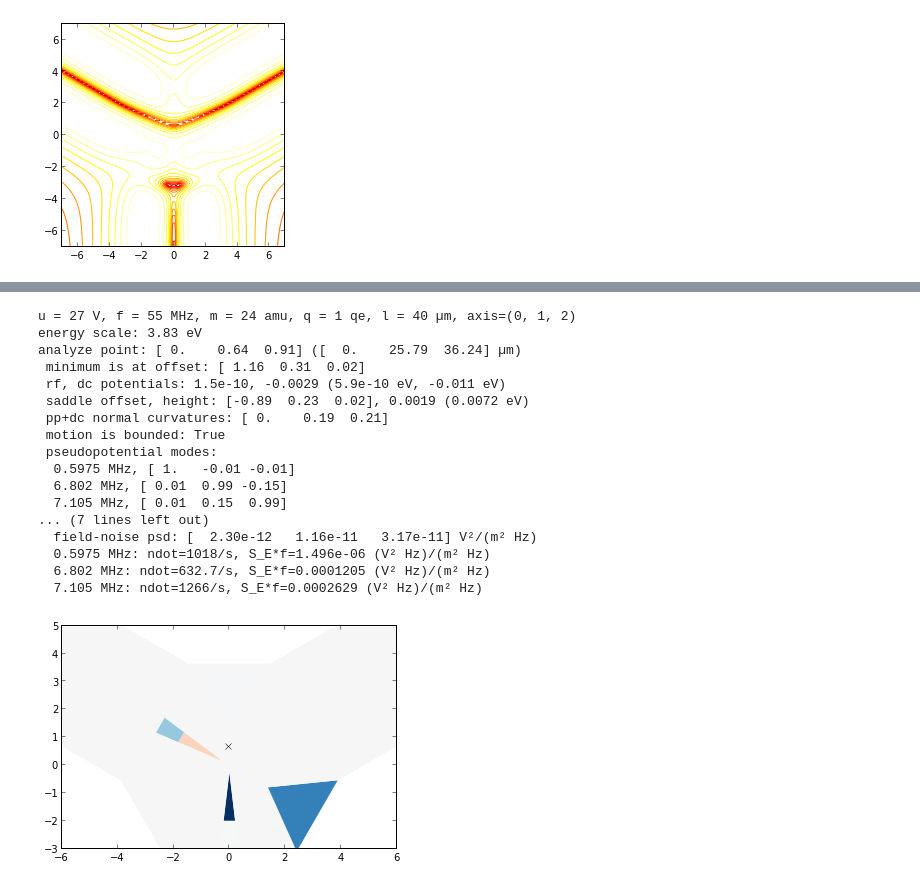
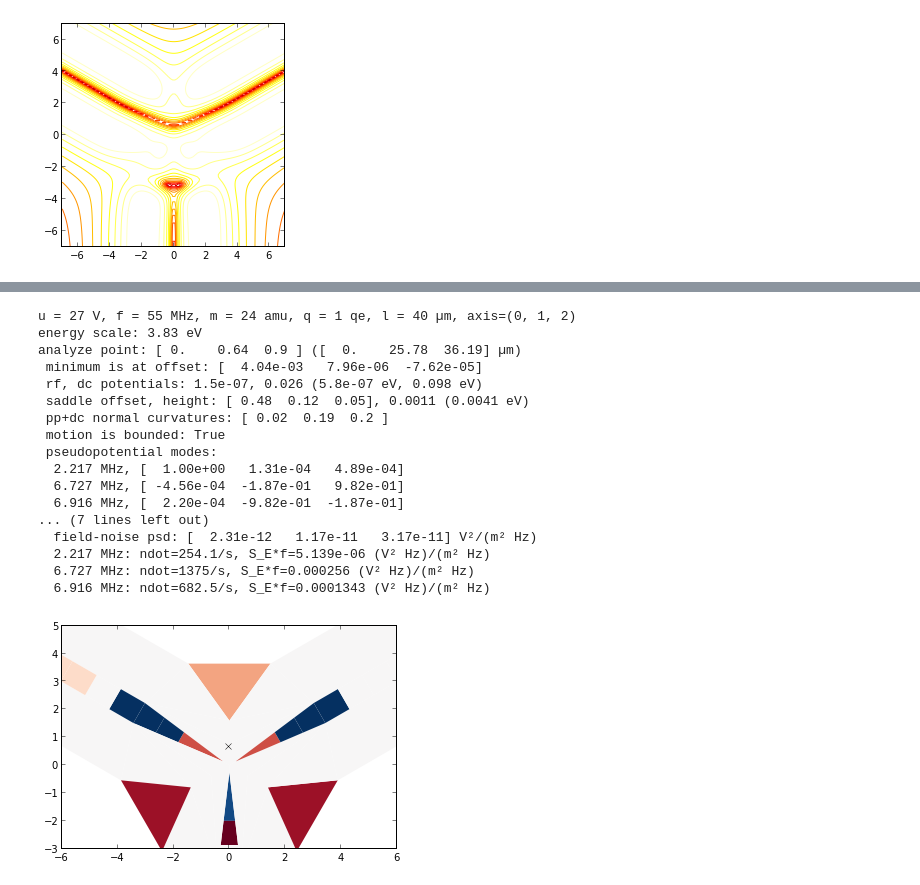
Before and after one commit to nist-ionstorage/electrode, a Jupyter notebook: notebooks/rfjunction.ipynb, the cells around one changed output, grey strips where cells are left out. Saved outputs shown, nothing was run; the diff lists cells and outputs as text; code cells hidden in the pictures.

```diff
--- a/notebooks/rfjunction.ipynb
+++ b/notebooks/rfjunction.ipynb
@@ -82,10 +83,10 @@ def rfjunction(l1, l2, a1, a2, a3):
     els = [(n, [array(p)[:,0,:] for p in el]) for n, el in els]
     s = System()
     for n, paths in els:
-        s.electrodes.append(PolygonPixelElectrode(name=n, paths=paths,
-                nmax=nmax, cover_height=cover_height))
-    s.electrodes.append(CoverElectrode(name="m",
-        cover_height=cover_height))
+        s.append(PolygonPixelElectrode(name=n, paths=paths,
+                cover_nmax=nmax, cover_height=cover_height))
+    s.append(CoverElectrode(name="m",
+        height=cover_height))
     return s
 # %%
 s = rfjunction(l1=3.7321851829486046, l2=3.0921935283018334,
@@ -100,9 +101,9 @@ s.plot(ax, label="")
 [figure]
 # %%
 # connect b rf, c rf and main rf
-s.electrode("r").rf = 1
-s.electrode("br").rf = 1
-s.electrode("cr").rf = 1
+s["r"].rf = 1
+s["br"].rf = 1
+s["cr"].rf = 1
 
 def channel(x):
     """return channel minimum at x=x"""
@@ -141,17 +141,17 @@ _ = ax.contour(xyz[0].reshape((n,n)), xyz[1].reshape((n,n)),
 # %% [output]
 [figure]
 # %%
-x0a10, x0b10, x0c10 = (channel(s.electrode(e).paths[0].mean(axis=0)[0]) for e in "a10 b10 c10".split())
+x0a10, x0b10, x0c10 = (channel(s[e].paths[0].mean(axis=0)[0]) for e in "a10 b10 c10".split())
 x0 = x0b10
 els = "b7 b8 b9 b10 b11".split()
-us = s.shims([(x0, None, i) for i in "x z xx xz".split()])
+s1 = System(s[i] for i in els)
+us = s1.shims([(x0, None, i) for i in "x z xx xz".split()])
 
 # add some yy curvature
-for eli, ui in zip(els, us[2]):
-    s.electrode(eli).dc = .02*ui
+s1.dcs = .02*us[2]
 
-fig = plt.figure()
-ax = fig.add_subplot(1, 1, 1, aspect="equal")
+fig, ax = plt.subplots()
+ax.set_aspect("equal")
 ax.set_xlim((-12,0))
 ax.set_ylim((0,8))
 s.plot_voltages(ax, label="")
@@ -169,8 +169,7 @@ for line in s.analyze_static(x0, l=l, u=u, o=o, m=m, q=q):
     print line
 
 # undo yy curvature at x0
-for eli in els:
-    s.electrode(eli).dc = .0
+s1 = 0*us[3]
 # %% [output]
 u = 27 V, f = 55 MHz, m = 24 amu, q = 1 qe, l = 40 µm, axis=(0, 1, 2)
 energy scale: 3.83 eV
@@ -193,49 +192,48 @@ analyze point: [-8.    4.62  1.01] ([-319.81  184.64   40.34] µm)
 # %%
 x0 = channel(0.) # center of b-c channel
 els = "a1 a2 a3 b1 b2 b3 b4 b5 c1 c2 c3 c4 c5".split()
-us = s.shims([(x0, None, i) for i in "x y z xx yy yz".split()])
+s1 = System(s[i] for i in els)
+us = s1.shims([(x0, None, i) for i in "x y z xx yy yz".split()])
 
 # add some xx curvature
-for eli, ui in zip(els, us[:, 3]):
-    s.electrode(eli).dc = .02*ui
+s1.dcs = .02*us[3]
 
-fig = plt.figure()
-ax = fig.add_subplot(1, 1, 1, aspect="equal")
+fig, ax = plt.subplots()
+ax.set_aspect("equal")
 ax.set_xlim((-6,6))
 ax.set_ylim((-3,5))
 s.plot_voltages(ax, label="")
 ax.plot(x0[0], x0[1], "kx")
 
 l = 40e-6
 u = 27.
 m = 24*constants.atomic_mass
 q = 1*constants.elementary_charge
 o = 2*pi*55e6
 scale = (u*q/l/o)**2/(4*m) # rf pseudopotential energy scale
 dc_scale = scale/q # dc energy scale
 
 for line in s.analyze_static(x0, l=l, u=u, o=o, m=m, q=q):
     print line
 
 # undo yy curvature at x0
-for eli in els:
-    s.electrode(eli).dc = .0
+s1.dcs = 0*us[3]
 # %% [output]
 u = 27 V, f = 55 MHz, m = 24 amu, q = 1 qe, l = 40 µm, axis=(0, 1, 2)
 energy scale: 3.83 eV
-analyze point: [ 0.    0.64  0.91] ([  0.    25.79  36.24] µm)
- minimum is at offset: [ 1.16  0.31  0.02]
- rf, dc potentials: 1.5e-10, -0.0029 (5.9e-10 eV, -0.011 eV)
- saddle offset, height: [-0.89  0.23  0.02], 0.0019 (0.0072 eV)
- pp+dc normal curvatures: [ 0.    0.19  0.21]
+analyze point: [ 0.    0.64  0.9 ] ([  0.    25.78  36.19] µm)
+ minimum is at offset: [  4.04e-03   7.96e-06  -7.62e-05]
+ rf, dc potentials: 1.5e-07, 0.026 (5.8e-07 eV, 0.098 eV)
+ saddle offset, height: [ 0.48  0.12  0.05], 0.0011 (0.0041 eV)
+ pp+dc normal curvatures: [ 0.02  0.19  0.2 ]
  motion is bounded: True
  pseudopotential modes:
-  0.5975 MHz, [ 1.   -0.01 -0.01]
-  6.802 MHz, [ 0.01  0.99 -0.15]
-  7.105 MHz, [ 0.01  0.15  0.99]
+  2.217 MHz, [  1.00e+00   1.31e-04   4.89e-04]
+  6.727 MHz, [ -4.56e-04  -1.87e-01   9.82e-01]
+  6.916 MHz, [  2.20e-04  -9.82e-01  -1.87e-01]
 ... (7 lines left out)
-  field-noise psd: [  2.30e-12   1.16e-11   3.17e-11] V²/(m² Hz)
-  0.5975 MHz: ndot=1018/s, S_E*f=1.496e-06 (V² Hz)/(m² Hz)
-  6.802 MHz: ndot=632.7/s, S_E*f=0.0001205 (V² Hz)/(m² Hz)
-  7.105 MHz: ndot=1266/s, S_E*f=0.0002629 (V² Hz)/(m² Hz)
+  field-noise psd: [  2.31e-12   1.17e-11   3.17e-11] V²/(m² Hz)
+  2.217 MHz: ndot=254.1/s, S_E*f=5.139e-06 (V² Hz)/(m² Hz)
+  6.727 MHz: ndot=1375/s, S_E*f=0.000256 (V² Hz)/(m² Hz)
+  6.916 MHz: ndot=682.5/s, S_E*f=0.0001343 (V² Hz)/(m² Hz)
-[figure, old version]
+[figure, new version]
```
Also changed, not shown: parts of 4 cells of this notebook, 3 other files.
